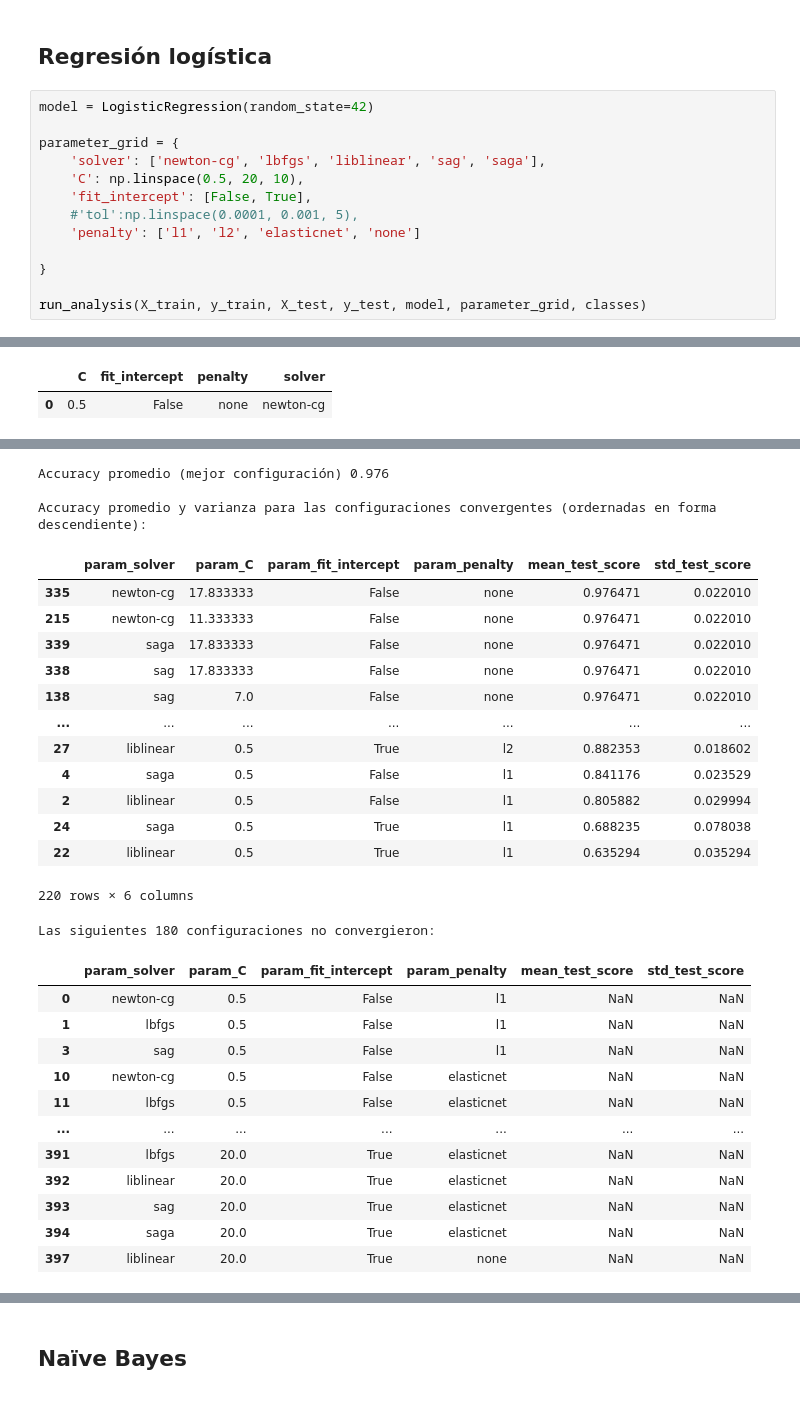
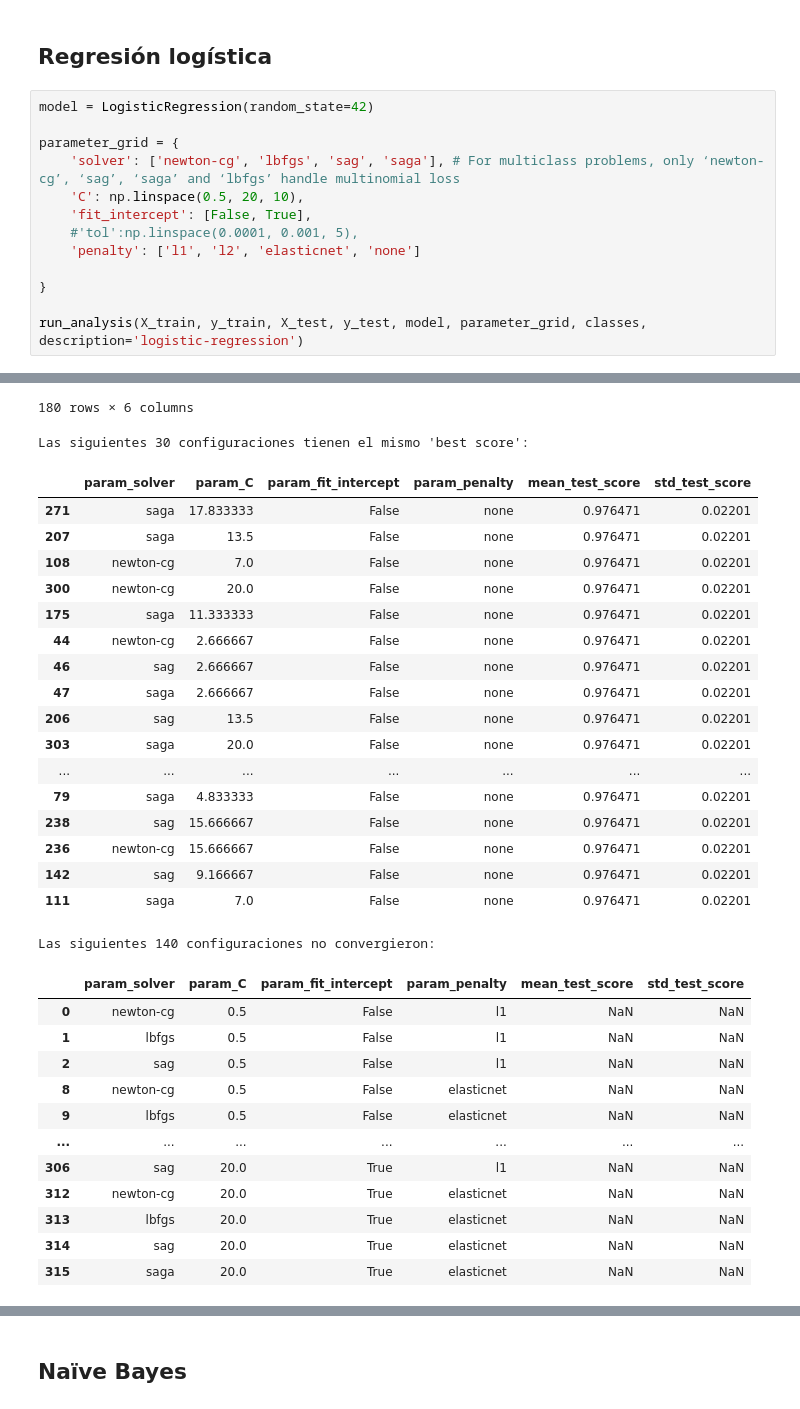
Before and after one commit to adrian-alejandro/Busqueda-y-Recomendacion-para-Textos-Legales-Mentoria-2022, a Jupyter notebook: Practico 3 - Aprendizaje Supervisado.ipynb, the cells around one changed output, grey strips where cells are left out. Cells and saved outputs as stored; diff of their text form.

```diff
--- a/Practico 3 - Aprendizaje Supervisado.ipynb
+++ b/Practico 3 - Aprendizaje Supervisado.ipynb
@@ -492,7 +489,7 @@ Validation set (3.3%): (8, 18713), (8,)
 model = LogisticRegression(random_state=42)
 
 parameter_grid = {
-    'solver': ['newton-cg', 'lbfgs', 'liblinear', 'sag', 'saga'],
+    'solver': ['newton-cg', 'lbfgs', 'sag', 'saga'], # For multiclass problems, only ‘newton-cg’, ‘sag’, ‘saga’ and ‘lbfgs’ handle multinomial loss
     'C': np.linspace(0.5, 20, 10),
     'fit_intercept': [False, True],
     #'tol':np.linspace(0.0001, 0.001, 5),
@@ -500,5 +497,5 @@ parameter_grid = {
 
 }
 
-run_analysis(X_train, y_train, X_test, y_test, model, parameter_grid, classes)
+run_analysis(X_train, y_train, X_test, y_test, model, parameter_grid, classes, description='logistic-regression')
 # %% [output]
@@ -524,2 +508,0 @@ Mejor configuración:
-|  | C | fit_intercept | penalty | solver |
-| 0 | 0.5 | False | none | newton-cg |
@@ -526,29 +521,32 @@ Mejor configuración:
-Accuracy promedio (mejor configuración) 0.976
-
-Accuracy promedio y varianza para las configuraciones convergentes (ordernadas en forma descendiente):
+180 rows × 6 columns
-|  | param_solver | param_C | param_fit_intercept | param_penalty | mean_test_score | std_test_score |
-| 335 | newton-cg | 17.833333 | False | none | 0.976471 | 0.022010 |
-| 215 | newton-cg | 11.333333 | False | none | 0.976471 | 0.022010 |
-| 339 | saga | 17.833333 | False | none | 0.976471 | 0.022010 |
-| 338 | sag | 17.833333 | False | none | 0.976471 | 0.022010 |
-| 138 | sag | 7.0 | False | none | 0.976471 | 0.022010 |
-| ... | ... | ... | ... | ... | ... | ... |
-| 27 | liblinear | 0.5 | True | l2 | 0.882353 | 0.018602 |
-| 4 | saga | 0.5 | False | l1 | 0.841176 | 0.023529 |
-| 2 | liblinear | 0.5 | False | l1 | 0.805882 | 0.029994 |
-| 24 | saga | 0.5 | True | l1 | 0.688235 | 0.078038 |
-| 22 | liblinear | 0.5 | True | l1 | 0.635294 | 0.035294 |
-220 rows × 6 columns
+Las siguientes 30 configuraciones tienen el mismo 'best score':
+|  | param_solver | param_C | param_fit_intercept | param_penalty | mean_test_score | std_test_score |
+| 271 | saga | 17.833333 | False | none | 0.976471 | 0.02201 |
+| 207 | saga | 13.5 | False | none | 0.976471 | 0.02201 |
+| 108 | newton-cg | 7.0 | False | none | 0.976471 | 0.02201 |
+| 300 | newton-cg | 20.0 | False | none | 0.976471 | 0.02201 |
+| 175 | saga | 11.333333 | False | none | 0.976471 | 0.02201 |
+| 44 | newton-cg | 2.666667 | False | none | 0.976471 | 0.02201 |
+| 46 | sag | 2.666667 | False | none | 0.976471 | 0.02201 |
+| 47 | saga | 2.666667 | False | none | 0.976471 | 0.02201 |
+| 206 | sag | 13.5 | False | none | 0.976471 | 0.02201 |
+| 303 | saga | 20.0 | False | none | 0.976471 | 0.02201 |
+| ... | ... | ... | ... | ... | ... | ... |
+| 79 | saga | 4.833333 | False | none | 0.976471 | 0.02201 |
+| 238 | sag | 15.666667 | False | none | 0.976471 | 0.02201 |
+| 236 | newton-cg | 15.666667 | False | none | 0.976471 | 0.02201 |
+| 142 | sag | 9.166667 | False | none | 0.976471 | 0.02201 |
+| 111 | saga | 7.0 | False | none | 0.976471 | 0.02201 |
-Las siguientes 180 configuraciones no convergieron:
+Las siguientes 140 configuraciones no convergieron:
-|  | param_solver | param_C | param_fit_intercept | param_penalty | mean_test_score | std_test_score |
-| 0 | newton-cg | 0.5 | False | l1 | NaN | NaN |
-| 1 | lbfgs | 0.5 | False | l1 | NaN | NaN |
-| 3 | sag | 0.5 | False | l1 | NaN | NaN |
-| 10 | newton-cg | 0.5 | False | elasticnet | NaN | NaN |
-| 11 | lbfgs | 0.5 | False | elasticnet | NaN | NaN |
-| ... | ... | ... | ... | ... | ... | ... |
-| 391 | lbfgs | 20.0 | True | elasticnet | NaN | NaN |
-| 392 | liblinear | 20.0 | True | elasticnet | NaN | NaN |
-| 393 | sag | 20.0 | True | elasticnet | NaN | NaN |
-| 394 | saga | 20.0 | True | elasticnet | NaN | NaN |
-| 397 | liblinear | 20.0 | True | none | NaN | NaN |
+|  | param_solver | param_C | param_fit_intercept | param_penalty | mean_test_score | std_test_score |
+| 0 | newton-cg | 0.5 | False | l1 | NaN | NaN |
+| 1 | lbfgs | 0.5 | False | l1 | NaN | NaN |
+| 2 | sag | 0.5 | False | l1 | NaN | NaN |
+| 8 | newton-cg | 0.5 | False | elasticnet | NaN | NaN |
+| 9 | lbfgs | 0.5 | False | elasticnet | NaN | NaN |
+| ... | ... | ... | ... | ... | ... | ... |
+| 306 | sag | 20.0 | True | l1 | NaN | NaN |
+| 312 | newton-cg | 20.0 | True | elasticnet | NaN | NaN |
+| 313 | lbfgs | 20.0 | True | elasticnet | NaN | NaN |
+| 314 | sag | 20.0 | True | elasticnet | NaN | NaN |
+| 315 | saga | 20.0 | True | elasticnet | NaN | NaN |
```
Also changed, not shown: parts of 13 cells of this notebook, 3 other files.
